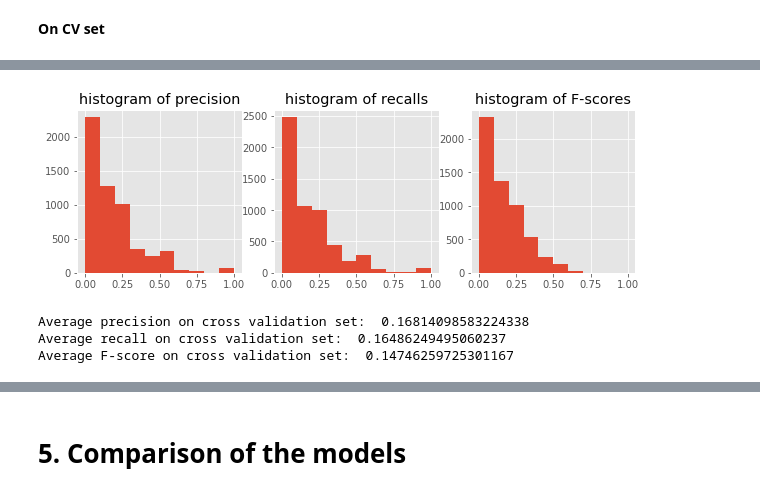
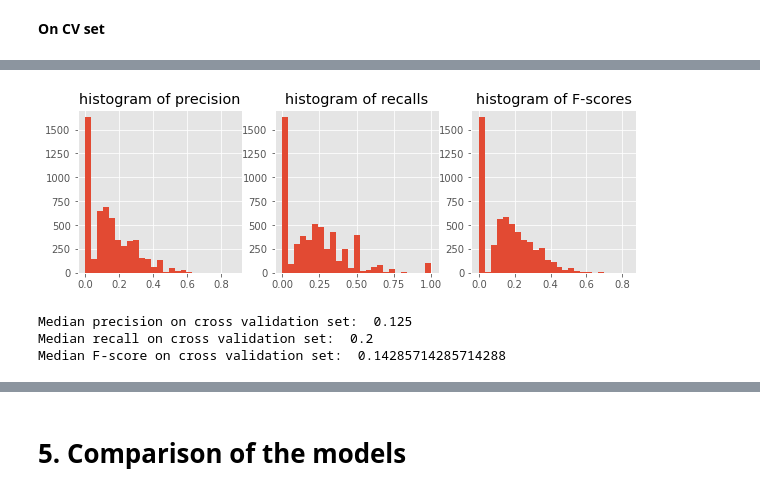
Before and after one commit to irishryoon/recipes, a Jupyter notebook: ingredients_recommendation.ipynb, the cells around one changed output, grey strips where cells are left out. Drawn from its saved outputs; the diff is of its cells as text; code cells hidden in the pictures.

```diff
--- a/ingredients_recommendation.ipynb
+++ b/ingredients_recommendation.ipynb
@@ -1795,0 +1903,4 @@ multiple_recommendations_ARM(list_ing, cuisine, rules, 10)
+# %%
+# save F-score median
+with open("models/association_rule_mining/hyperparameter_Fscores.txt", "wb") as fp:
+    pickle.dump(Fscores_median, fp)
@@ -1796,2 +1928,14 @@ multiple_recommendations_ARM(list_ing, cuisine, rules, 10)
+# %%
+sub_rules = [item for item in rules if item.support > 0.001 and item.confidence > 0.2]
+
+# save rules
+with open("models/association_rule_mining/training_rules_s001_c2.txt", "wb") as fp:
+    pickle.dump(sub_rules, fp)
 # %% [markdown]
 ## 4.4 Evaluate performance of the recommender
+# %%
+# load the learned rules with min_support = 0.001 and min_confidence = 0.2
+with open("models/association_rule_mining/training_rules_s001_c2.txt", "rb") as fp:
+    rules = pickle.load(fp)
+
+print('number of rules learned: ', len(rules))
@@ -1859,0 +2022,13 @@ Average F-score on cross validation set:  0.15066010691890194
+# %%
+# Some training set examples with high F scores
+
+high_F = [idx for idx, item in enumerate(Fscores) if item > 0.75]
+print('Training set with high F scores')
+for i in high_F:
+    print("==================== Example "+ str(i) + " ====================" )
+    print("---------- Existing ingredients ----------")
+    print(existing_ing[i])
+    print("---------- Recommended ingredients ----------")
+    print(rec_ing[i])
+    print("---------- Missing ingredients ----------")
+    print(missing_ing[i], '\n')
@@ -1896,26 +2088,26 @@ for i in random.sample(range(len(existing_ing)),5):
 # %%
 scores = [compute_scores(rec_ing[i], missing_ing[i]) for i in range(len(missing_ing))]
 
 precisions = [item[0] for item in scores]
 recalls = [item[1] for item in scores]
 Fscores = [item[2] for item in scores]
 
 fig, ax = plt.subplots(ncols = 3, figsize = (10,3))
-ax[0].hist(precisions)
+ax[0].hist(precisions, bins = 25)
 ax[0].set_title('histogram of precision')
 
-ax[1].hist(recalls)
+ax[1].hist(recalls, bins = 25)
 ax[1].set_title('histogram of recalls')
 
-ax[2].hist(Fscores)
+ax[2].hist(Fscores, bins = 25)
 ax[2].set_title('histogram of F-scores')
 plt.show()
 
-print("Average precision on cross validation set: ", statistics.mean(precisions) )
-print("Average recall on cross validation set: ", statistics.mean(recalls) )
-print("Average F-score on cross validation set: ", statistics.mean(Fscores) )
+print("Median precision on cross validation set: ", statistics.median(precisions) )
+print("Median recall on cross validation set: ", statistics.median(recalls) )
+print("Median F-score on cross validation set: ", statistics.median(Fscores) )
 # %% [output]
-[figure, old version]
+[figure, new version]
-Average precision on cross validation set:  0.16814098583224338
-Average recall on cross validation set:  0.16486249495060237
-Average F-score on cross validation set:  0.14746259725301167
+Median precision on cross validation set:  0.125
+Median recall on cross validation set:  0.2
+Median F-score on cross validation set:  0.14285714285714288
```
Also changed, not shown: parts of 26 cells of this notebook, 6 other files.
